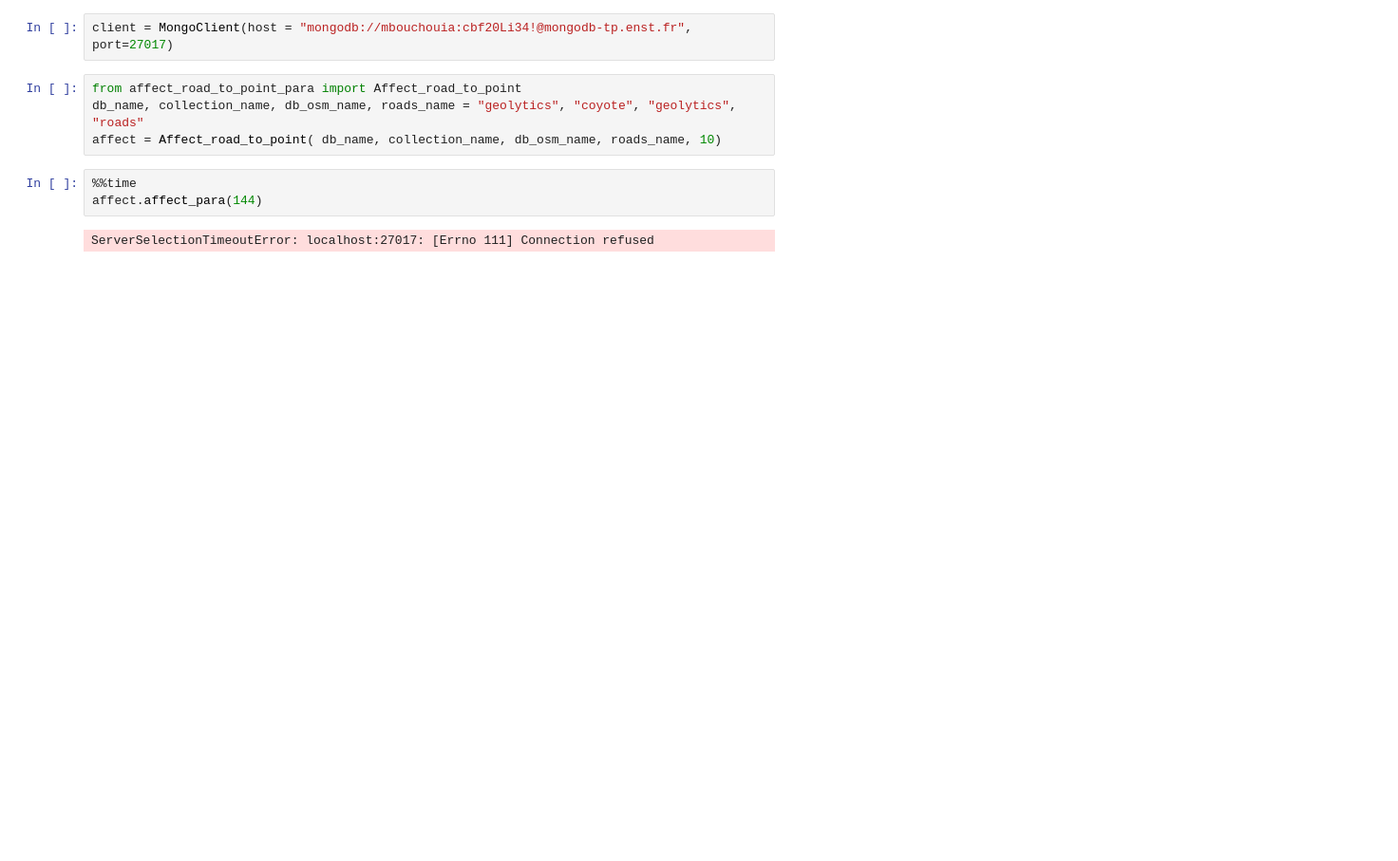
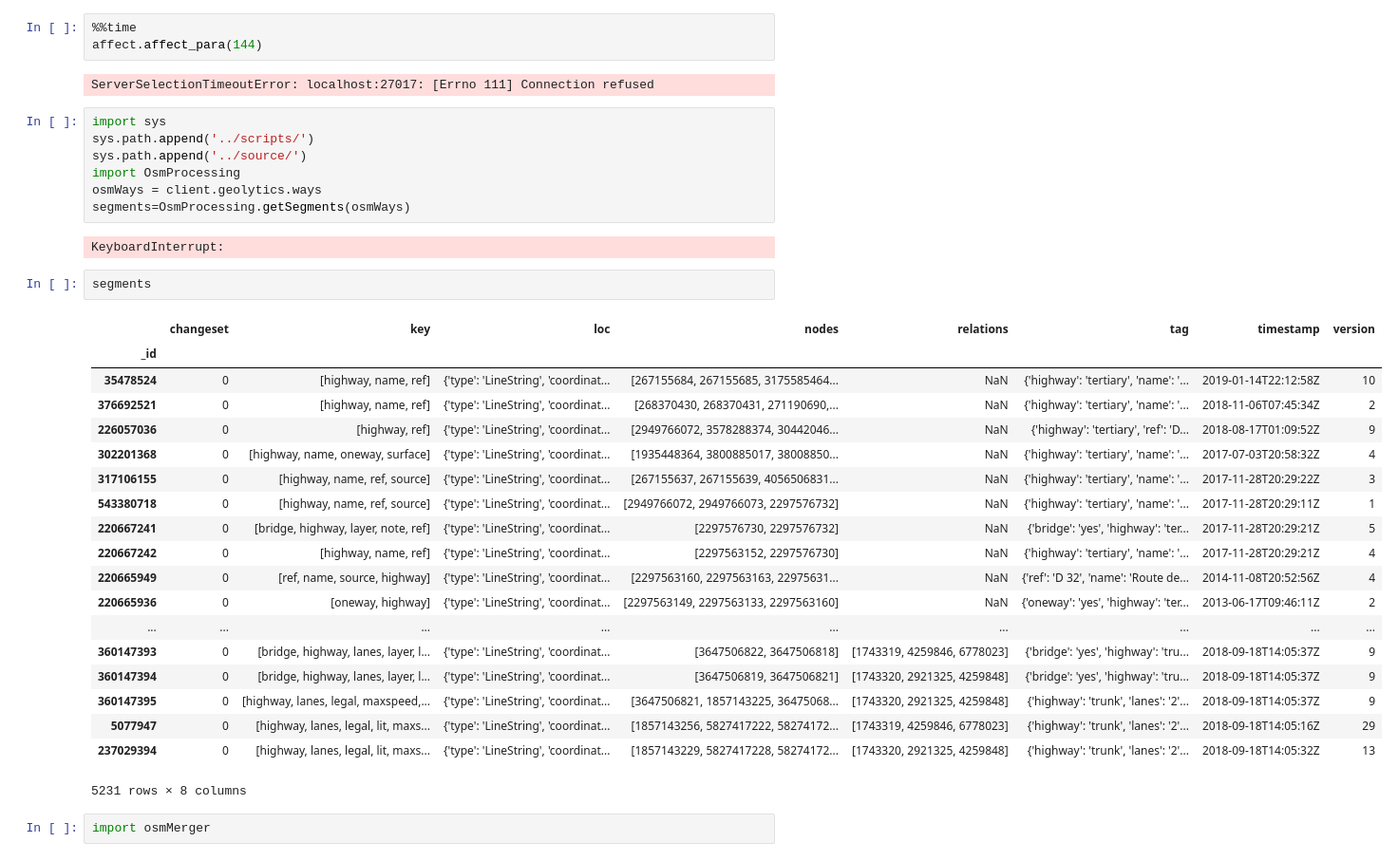
Before and after one commit to bourliam/PRIM, a Jupyter notebook: Notebooks/MatchingRoads.ipynb, the cells around one changed output. Shown: that part at 95% size. Saved outputs shown, nothing was run; the diff lists cells and outputs as text; blank space fills up the shorter version.

```diff
--- a/Notebooks/MatchingRoads.ipynb
+++ b/Notebooks/MatchingRoads.ipynb
@@ -10,11 +14,38 @@ sys.path.append('../source/')
-# %%
-client = MongoClient(host = "mongodb://mbouchouia:cbf20Li34!@mongodb-tp.enst.fr", port=27017)
-# %%
-from affect_road_to_point_para import Affect_road_to_point
-db_name, collection_name, db_osm_name, roads_name = "geolytics", "coyote", "geolytics", "roads"
-affect = Affect_road_to_point( db_name, collection_name, db_osm_name, roads_name, 10)
 # %%
 %%time
 affect.affect_para(144)
 # %% [output]
 ServerSelectionTimeoutError: localhost:27017: [Errno 111] Connection refused
+# %%
+import sys
+sys.path.append('../scripts/')
+sys.path.append('../source/')
+import OsmProcessing
+osmWays = client.geolytics.ways
+segments=OsmProcessing.getSegments(osmWays)
+# %% [output]
+KeyboardInterrupt:
+# %%
+segments
+# %% [output]
+|  | changeset | key | loc | nodes | relations | tag | timestamp | version |
+| _id |  |  |  |  |  |  |  |  |
+| 35478524 | 0 | [highway, name, ref] | {'type': 'LineString', 'coordinat... | [267155684, 267155685, 3175585464... | NaN | {'highway': 'tertiary', 'name': '... | 2019-01-14T22:12:58Z | 10 |
+| 376692521 | 0 | [highway, name, ref] | {'type': 'LineString', 'coordinat... | [268370430, 268370431, 271190690,... | NaN | {'highway': 'tertiary', 'name': '... | 2018-11-06T07:45:34Z | 2 |
+| 226057036 | 0 | [highway, ref] | {'type': 'LineString', 'coordinat... | [2949766072, 3578288374, 30442046... | NaN | {'highway': 'tertiary', 'ref': 'D... | 2018-08-17T01:09:52Z | 9 |
+| 302201368 | 0 | [highway, name, oneway, surface] | {'type': 'LineString', 'coordinat... | [1935448364, 3800885017, 38008850... | NaN | {'highway': 'tertiary', 'name': '... | 2017-07-03T20:58:32Z | 4 |
+| 317106155 | 0 | [highway, name, ref, source] | {'type': 'LineString', 'coordinat... | [267155637, 267155639, 4056506831... | NaN | {'highway': 'tertiary', 'name': '... | 2017-11-28T20:29:22Z | 3 |
+| 543380718 | 0 | [highway, name, ref, source] | {'type': 'LineString', 'coordinat... | [2949766072, 2949766073, 2297576732] | NaN | {'highway': 'tertiary', 'name': '... | 2017-11-28T20:29:11Z | 1 |
+| 220667241 | 0 | [bridge, highway, layer, note, ref] | {'type': 'LineString', 'coordinat... | [2297576730, 2297576732] | NaN | {'bridge': 'yes', 'highway': 'ter... | 2017-11-28T20:29:21Z | 5 |
+| 220667242 | 0 | [highway, name, ref] | {'type': 'LineString', 'coordinat... | [2297563152, 2297576730] | NaN | {'highway': 'tertiary', 'name': '... | 2017-11-28T20:29:21Z | 4 |
+| 220665949 | 0 | [ref, name, source, highway] | {'type': 'LineString', 'coordinat... | [2297563160, 2297563163, 22975631... | NaN | {'ref': 'D 32', 'name': 'Route de... | 2014-11-08T20:52:56Z | 4 |
+| 220665936 | 0 | [oneway, highway] | {'type': 'LineString', 'coordinat... | [2297563149, 2297563133, 2297563160] | NaN | {'oneway': 'yes', 'highway': 'ter... | 2013-06-17T09:46:11Z | 2 |
+| ... | ... | ... | ... | ... | ... | ... | ... | ... |
+| 360147393 | 0 | [bridge, highway, lanes, layer, l... | {'type': 'LineString', 'coordinat... | [3647506822, 3647506818] | [1743319, 4259846, 6778023] | {'bridge': 'yes', 'highway': 'tru... | 2018-09-18T14:05:37Z | 9 |
+| 360147394 | 0 | [bridge, highway, lanes, layer, l... | {'type': 'LineString', 'coordinat... | [3647506819, 3647506821] | [1743320, 2921325, 4259848] | {'bridge': 'yes', 'highway': 'tru... | 2018-09-18T14:05:37Z | 9 |
+| 360147395 | 0 | [highway, lanes, legal, maxspeed,... | {'type': 'LineString', 'coordinat... | [3647506821, 1857143225, 36475068... | [1743320, 2921325, 4259848] | {'highway': 'trunk', 'lanes': '2'... | 2018-09-18T14:05:37Z | 9 |
+| 5077947 | 0 | [highway, lanes, legal, lit, maxs... | {'type': 'LineString', 'coordinat... | [1857143256, 5827417222, 58274172... | [1743319, 4259846, 6778023] | {'highway': 'trunk', 'lanes': '2'... | 2018-09-18T14:05:16Z | 29 |
+| 237029394 | 0 | [highway, lanes, legal, lit, maxs... | {'type': 'LineString', 'coordinat... | [1857143229, 5827417228, 58274172... | [1743320, 2921325, 4259848] | {'highway': 'trunk', 'lanes': '2'... | 2018-09-18T14:05:32Z | 13 |
+5231 rows × 8 columns
+# %%
+import osmMerger
```
Also changed, not shown: parts of 2 cells of this notebook, 3 other files.
